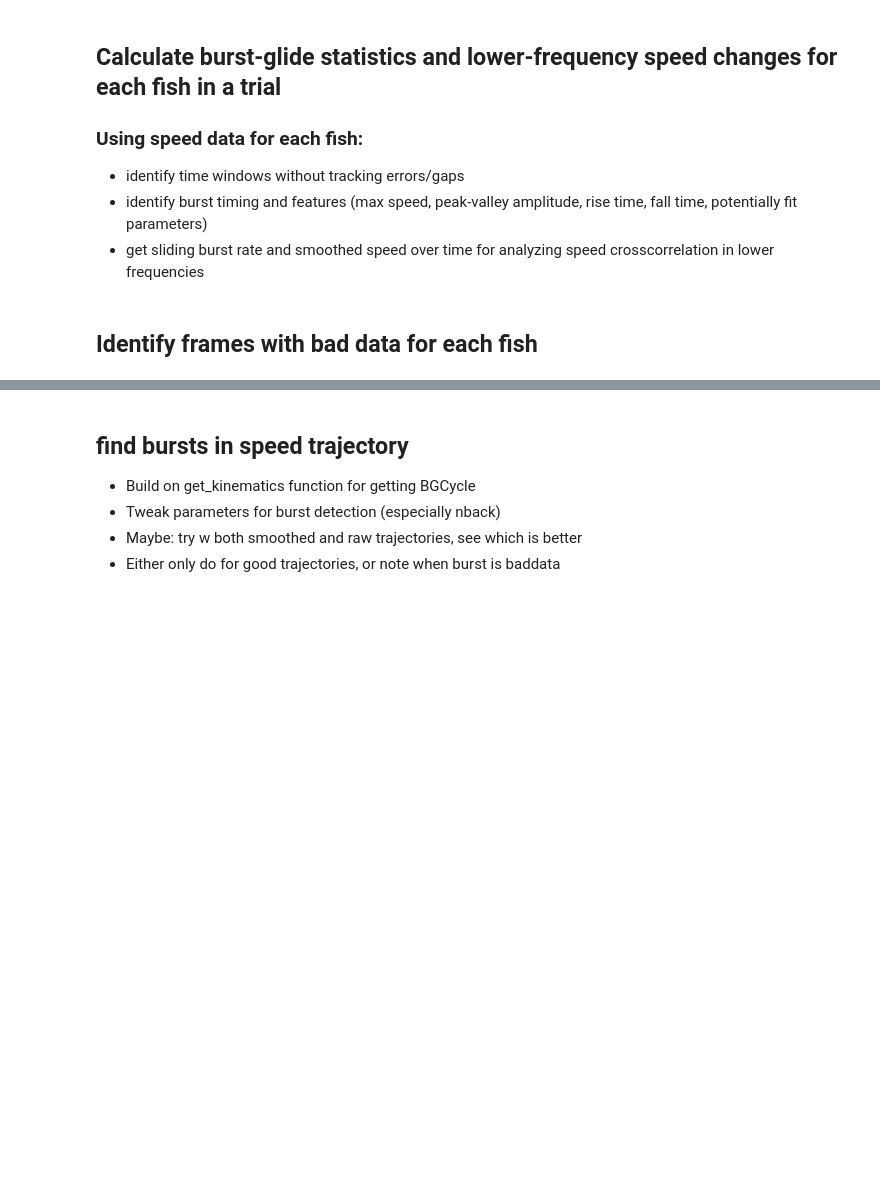
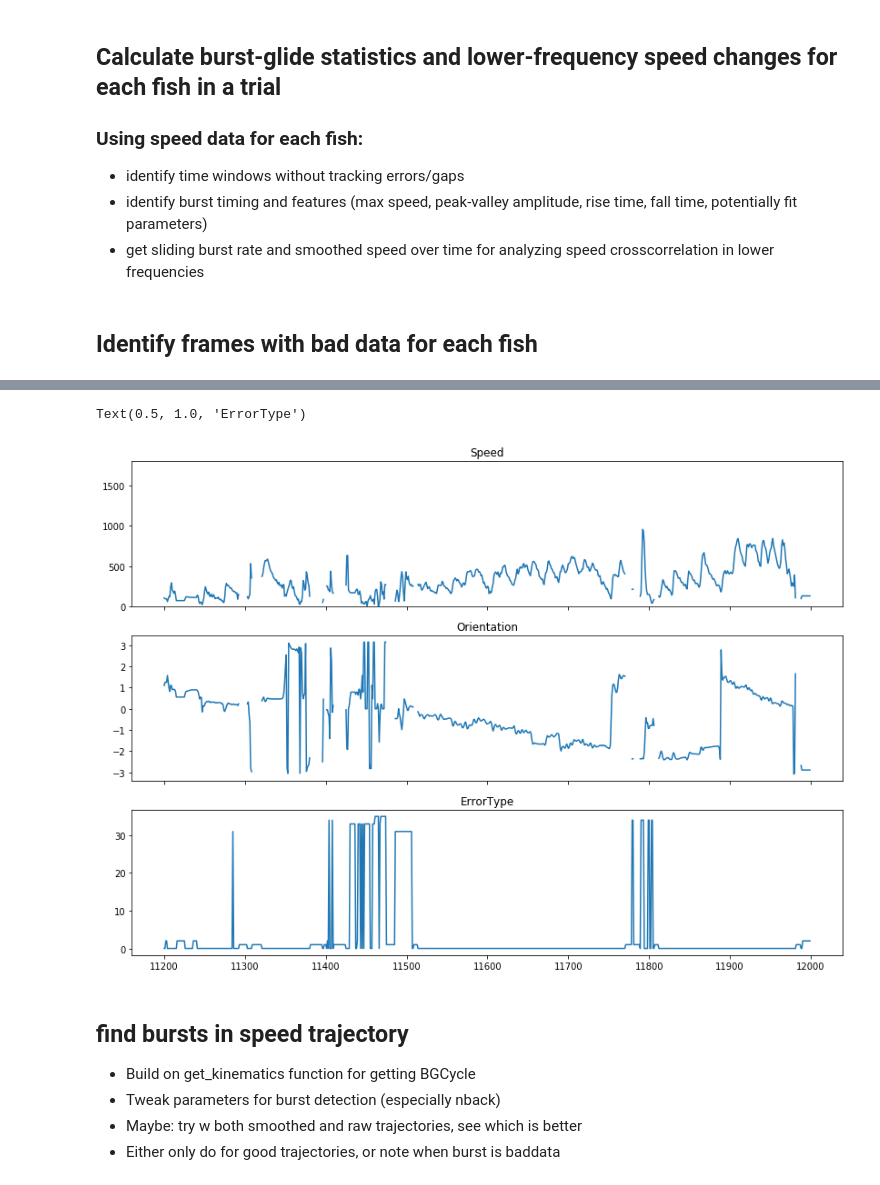
Before and after one commit to katiconen/zfish_mutants_analysis, a Jupyter notebook: get_speedstats_singlefish.ipynb, the cells around one changed output, grey strips where cells are left out. Drawn from its saved outputs; the diff is of its cells as text; code cells hidden in the pictures; blank space fills up the shorter version.

Commit message:
(1) restored gaps in speed during burst acceleration

```diff
--- a/get_speedstats_singlefish.ipynb
+++ b/get_speedstats_singlefish.ipynb
@@ -44,9 +43,13 @@ filename = datadir+treatment+'-dcoords+dist-heading.pkl'
 # %%
 #select single trial for line and fish to include in analysis
-#(later: setup to iterate through all trials & save relevant data)
-trialnum = 0
-fishIncl = np.arange(6)
+#define speed, position, & orientatino for current trial
+#(to do: set up to iterate through all trials & save relevant data)
+trialnum = 8
+fishIncl = np.arange(6) #maybe unecessary
 nframes = trial_trajectories[trialnum].shape[0]
+speeds = trial_speeds[trialnum].copy()
+positions = trial_trajectories[trialnum].copy()
+ori = trial_headings[trialnum].copy()
 # %% [markdown]
 ## Identify frames with bad data for each fish
 # %%
@@ -78,3 +84,7 @@ errType[errs] = 2
+# %%
+#add additional nans (not included in trackingerrors, not sure why)
+errs = np.isnan(speeds)
+errType[errs] = 1 #may change to another code, but for now treating all gaps the same way
 # %%
 #kin.getBGcycle(speeds[:,0]) #need to do something about nans or mod kin to deal with them before this will work
 # %%
@@ -138,3 +171,37 @@ headings = np.arctan2(velocities[:,:,1],velocities[:,:,0])
+# %%
+# plots to validate errtypes, burstgap fixes, overall data quality
+fish = 0
+minframe= 11200
+duration = 800
+maxframe = minframe + duration
+xx = positions[minframe:maxframe,fish,0]
+yy = positions[minframe:maxframe,fish,1]
+# for orientations, best to use 'smoothheadings'
+orientations = ori[minframe:maxframe,fish]
+spd = speeds[minframe:maxframe,fish]
+errs = errType.iloc[minframe:maxframe,[fish]]
+
+# plot orientation and speed, and (opt) nan values
+f,ax=plt.subplots(3,1,sharex=True)
+f.set_size_inches(14,10)
+a = ax[0]
+a.plot(np.arange(minframe,maxframe),spd)
+a.set_ylim([0,1800])
+a.set_title('Speed')
+a = ax[1]
+a.plot(np.arange(minframe,maxframe),orientations)
+a.set_title('Orientation')
+a = ax[2]
+a.plot(np.arange(minframe,maxframe),errs)
+a.set_title('ErrorType')
+
+# a = ax[6]
+# a.plot(np.isnan(speeds))
+# a.set_title('NaN values')
+# plt.show()
+# %% [output]
+Text(0.5, 1.0, 'ErrorType')
+[figure, added]
 # %%
 # maybe look for small sharp oscillations? hard to define though, skip for now and maybe come back later
 # %%
```
Also changed, not shown: parts of 6 cells of this notebook, 1 other file.
